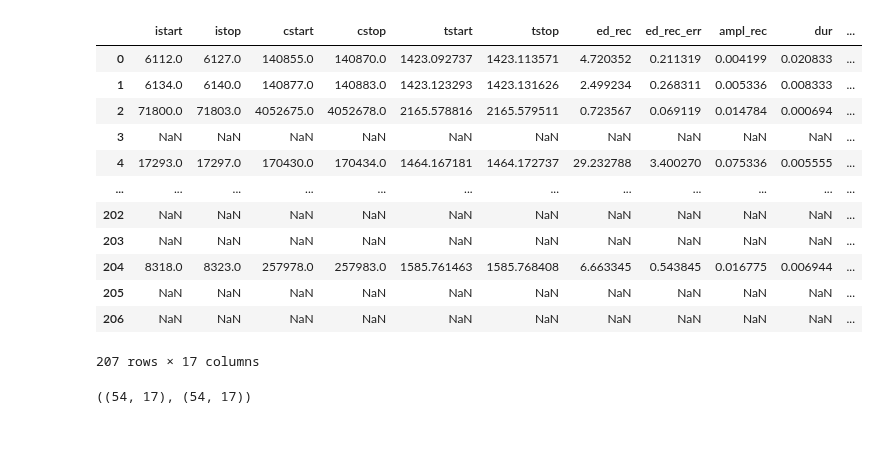
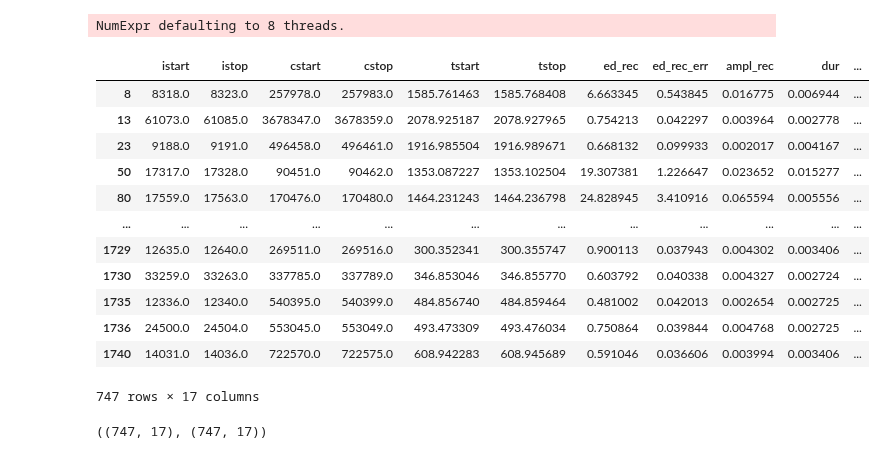
Before and after one commit to ekaterinailin/flaring-spi, a Jupyter notebook: notebooks/inspect_flare.ipynb, the cells around one changed output. Saved outputs shown, nothing was run; the diff lists cells and outputs as text; code cells hidden in the pictures.

```diff
--- a/notebooks/inspect_flare.ipynb
+++ b/notebooks/inspect_flare.ipynb
@@ -5,27 +5,29 @@ from lightkurve import search_lightcurvefile
 from altaipony.lcio import from_mast
 from altaipony.flarelc import FlareLightCurve
 # %%
-ff = pd.read_csv("../results/flares.csv")
-f= ff.dropna().drop_duplicates(subset=["ID", "qcs","istart"])
-ff
+ff = pd.read_csv("../results/2020_02_flares_vetted.csv")
+ff = ff.drop(["real?","note"], axis=1)
+f = ff.dropna().drop_duplicates(subset=["ID", "qcs","istart"])
+f
 # %% [output]
+NumExpr defaulting to 8 threads.
 |  | istart | istop | cstart | cstop | tstart | tstop | ed_rec | ed_rec_err | ampl_rec | dur | ... |
-| 0 | 6112.0 | 6127.0 | 140855.0 | 140870.0 | 1423.092737 | 1423.113571 | 4.720352 | 0.211319 | 0.004199 | 0.020833 | ... |
-| 1 | 6134.0 | 6140.0 | 140877.0 | 140883.0 | 1423.123293 | 1423.131626 | 2.499234 | 0.268311 | 0.005336 | 0.008333 | ... |
-| 2 | 71800.0 | 71803.0 | 4052675.0 | 4052678.0 | 2165.578816 | 2165.579511 | 0.723567 | 0.069119 | 0.014784 | 0.000694 | ... |
-| 3 | NaN | NaN | NaN | NaN | NaN | NaN | NaN | NaN | NaN | NaN | ... |
-| 4 | 17293.0 | 17297.0 | 170430.0 | 170434.0 | 1464.167181 | 1464.172737 | 29.232788 | 3.400270 | 0.075336 | 0.005555 | ... |
+| 8 | 8318.0 | 8323.0 | 257978.0 | 257983.0 | 1585.761463 | 1585.768408 | 6.663345 | 0.543845 | 0.016775 | 0.006944 | ... |
+| 13 | 61073.0 | 61085.0 | 3678347.0 | 3678359.0 | 2078.925187 | 2078.927965 | 0.754213 | 0.042297 | 0.003964 | 0.002778 | ... |
+| 23 | 9188.0 | 9191.0 | 496458.0 | 496461.0 | 1916.985504 | 1916.989671 | 0.668132 | 0.099933 | 0.002017 | 0.004167 | ... |
+| 50 | 17317.0 | 17328.0 | 90451.0 | 90462.0 | 1353.087227 | 1353.102504 | 19.307381 | 1.226647 | 0.023652 | 0.015277 | ... |
+| 80 | 17559.0 | 17563.0 | 170476.0 | 170480.0 | 1464.231243 | 1464.236798 | 24.828945 | 3.410916 | 0.065594 | 0.005556 | ... |
 | ... | ... | ... | ... | ... | ... | ... | ... | ... | ... | ... | ... |
-| 202 | NaN | NaN | NaN | NaN | NaN | NaN | NaN | NaN | NaN | NaN | ... |
-| 203 | NaN | NaN | NaN | NaN | NaN | NaN | NaN | NaN | NaN | NaN | ... |
-| 204 | 8318.0 | 8323.0 | 257978.0 | 257983.0 | 1585.761463 | 1585.768408 | 6.663345 | 0.543845 | 0.016775 | 0.006944 | ... |
-| 205 | NaN | NaN | NaN | NaN | NaN | NaN | NaN | NaN | NaN | NaN | ... |
-| 206 | NaN | NaN | NaN | NaN | NaN | NaN | NaN | NaN | NaN | NaN | ... |
+| 1729 | 12635.0 | 12640.0 | 269511.0 | 269516.0 | 300.352341 | 300.355747 | 0.900113 | 0.037943 | 0.004302 | 0.003406 | ... |
+| 1730 | 33259.0 | 33263.0 | 337785.0 | 337789.0 | 346.853046 | 346.855770 | 0.603792 | 0.040338 | 0.004327 | 0.002724 | ... |
+| 1735 | 12336.0 | 12340.0 | 540395.0 | 540399.0 | 484.856740 | 484.859464 | 0.481002 | 0.042013 | 0.002654 | 0.002725 | ... |
+| 1736 | 24500.0 | 24504.0 | 553045.0 | 553049.0 | 493.473309 | 493.476034 | 0.750864 | 0.039844 | 0.004768 | 0.002725 | ... |
+| 1740 | 14031.0 | 14036.0 | 722570.0 | 722575.0 | 608.942283 | 608.945689 | 0.591046 | 0.036606 | 0.003994 | 0.003406 | ... |
-207 rows × 17 columns
+747 rows × 17 columns
 # %%
 f.shape, ff.dropna().shape
 # %% [output]
-((54, 17), (54, 17))
+((747, 17), (747, 17))
 # %%
 gf = f[["ID","qcs","mission",'tstamp']].drop_duplicates(subset=["ID","qcs","mission"])
 # %%
```
Also changed, not shown: parts of 7 cells of this notebook, 1 other file.
